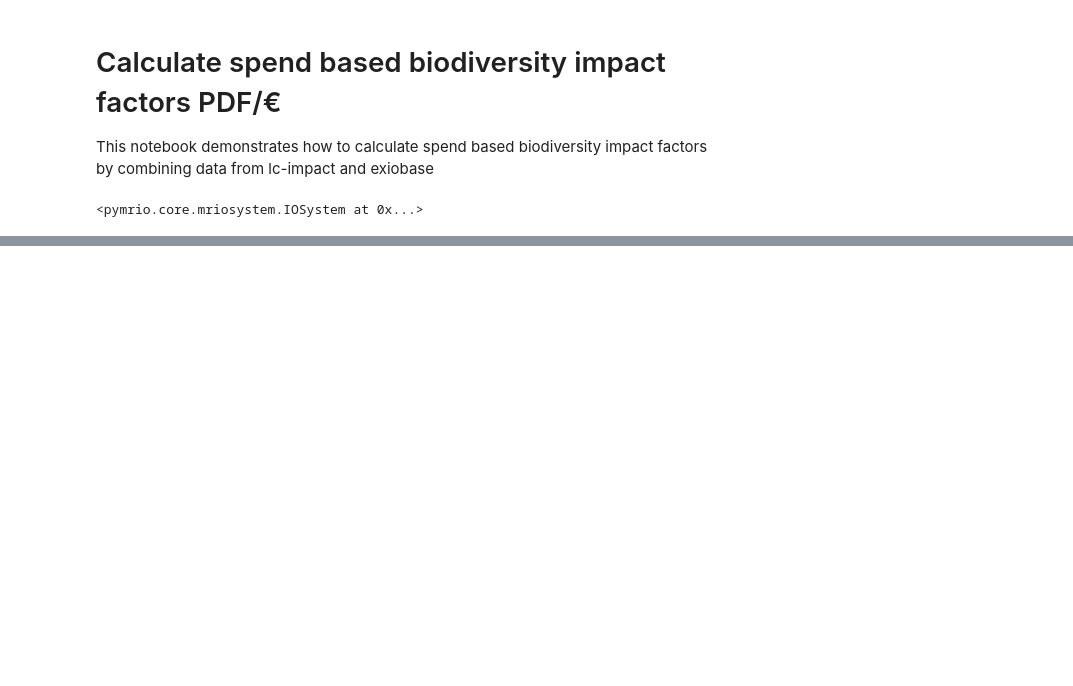
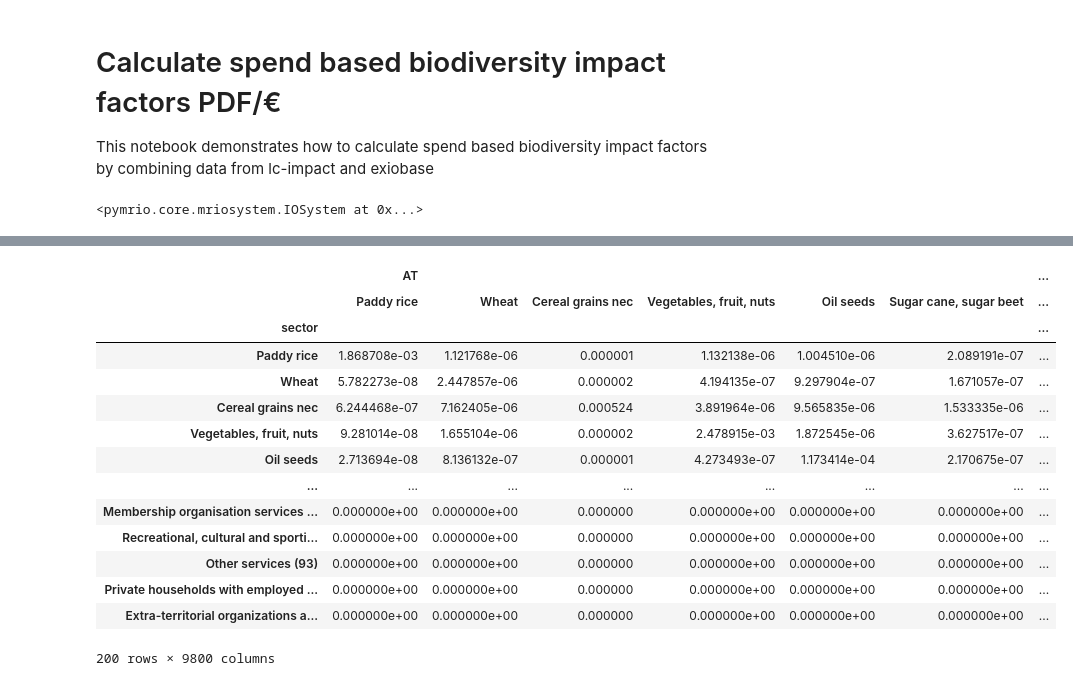
Before and after one commit to tterimaa/pdf-calculation, a Jupyter notebook: pdf-water.ipynb, the cells around one changed output, grey strips where cells are left out. Drawn from its saved outputs; the diff is of its cells as text; code cells hidden in the pictures; blank space fills up the shorter version.

Commit message:
first results

```diff
--- a/pdf-water.ipynb
+++ b/pdf-water.ipynb
@@ -222,0 +241,55 @@ KeyError: 'Paddy rice'
+# %%
+# augment dr_s with the missing regions
+# new regions are calculated by dividing their corresponding row region by the number of countries in the row region
+
+# for example, row region Argentina is sub-matrix WA divided by the number of countries in row region WA
+wl = dr_s.loc["WL"].copy()
+wl = wl / len(row_american_countries)
+
+we = dr_s.loc["WE"].copy()
+we = we / len(row_eu_countries)
+
+wa = dr_s.loc["WA"].copy()
+wa = wa / len(row_asia_pacific_countries)
+
+wf = dr_s.loc["WF"].copy()
+wf = wf / len(row_african_countries)
+
+wm = dr_s.loc["WM"].copy()
+wm = wm / len(row_middle_eastern_countries)
+# %%
+# as an example add argentina
+example = dr_s.copy()
+# example has a MultiIndex with (region, sector)
+# wl has a single index with sectors
+
+# create a MultiIndex for the new data
+# first level is 'AR', second level comes from wl's index
+idx = pd.MultiIndex.from_product([
+    ['AR'],
+    wl.index
+], names=example.index.names)  # se the same names
+
+# make a copy of wl with the new MultiIndex
+ar_data = wl.copy()
+ar_data.index = idx
+
+# Concatenate with the original DataFrame
+example = pd.concat([example, ar_data])
+example.loc["AR"]
+# %% [output]
+|  | AT |  |  |  |  |  | ... |
+|  | Paddy rice | Wheat | Cereal grains nec | Vegetables, fruit, nuts | Oil seeds | Sugar cane, sugar beet | ... |
+| sector |  |  |  |  |  |  | ... |
+| Paddy rice | 1.868708e-03 | 1.121768e-06 | 0.000001 | 1.132138e-06 | 1.004510e-06 | 2.089191e-07 | ... |
+| Wheat | 5.782273e-08 | 2.447857e-06 | 0.000002 | 4.194135e-07 | 9.297904e-07 | 1.671057e-07 | ... |
+| Cereal grains nec | 6.244468e-07 | 7.162405e-06 | 0.000524 | 3.891964e-06 | 9.565835e-06 | 1.533335e-06 | ... |
+| Vegetables, fruit, nuts | 9.281014e-08 | 1.655104e-06 | 0.000002 | 2.478915e-03 | 1.872545e-06 | 3.627517e-07 | ... |
+| Oil seeds | 2.713694e-08 | 8.136132e-07 | 0.000001 | 4.273493e-07 | 1.173414e-04 | 2.170675e-07 | ... |
+| ... | ... | ... | ... | ... | ... | ... | ... |
+| Membership organisation services ... | 0.000000e+00 | 0.000000e+00 | 0.000000 | 0.000000e+00 | 0.000000e+00 | 0.000000e+00 | ... |
+| Recreational, cultural and sporti... | 0.000000e+00 | 0.000000e+00 | 0.000000 | 0.000000e+00 | 0.000000e+00 | 0.000000e+00 | ... |
+| Other services (93) | 0.000000e+00 | 0.000000e+00 | 0.000000 | 0.000000e+00 | 0.000000e+00 | 0.000000e+00 | ... |
+| Private households with employed ... | 0.000000e+00 | 0.000000e+00 | 0.000000 | 0.000000e+00 | 0.000000e+00 | 0.000000e+00 | ... |
+| Extra-territorial organizations a... | 0.000000e+00 | 0.000000e+00 | 0.000000 | 0.000000e+00 | 0.000000e+00 | 0.000000e+00 | ... |
+200 rows × 9800 columns
```
Also changed, not shown: parts of 14 cells of this notebook.
